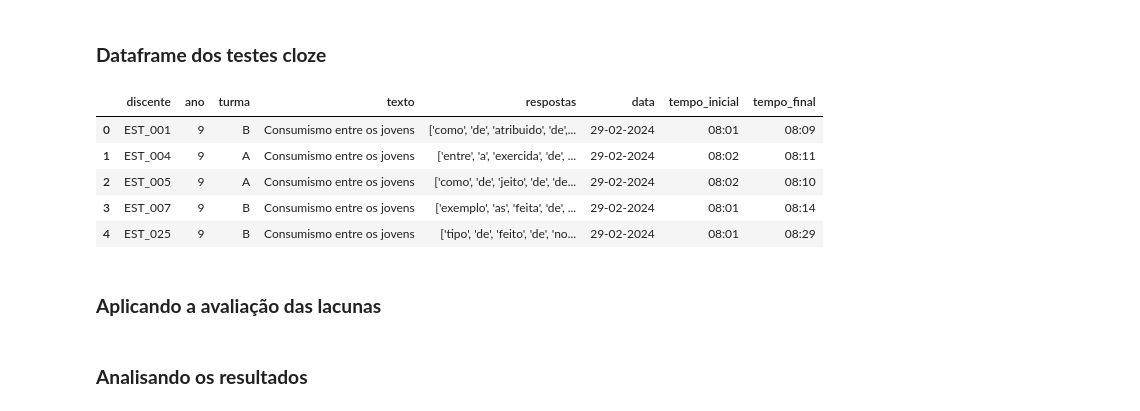
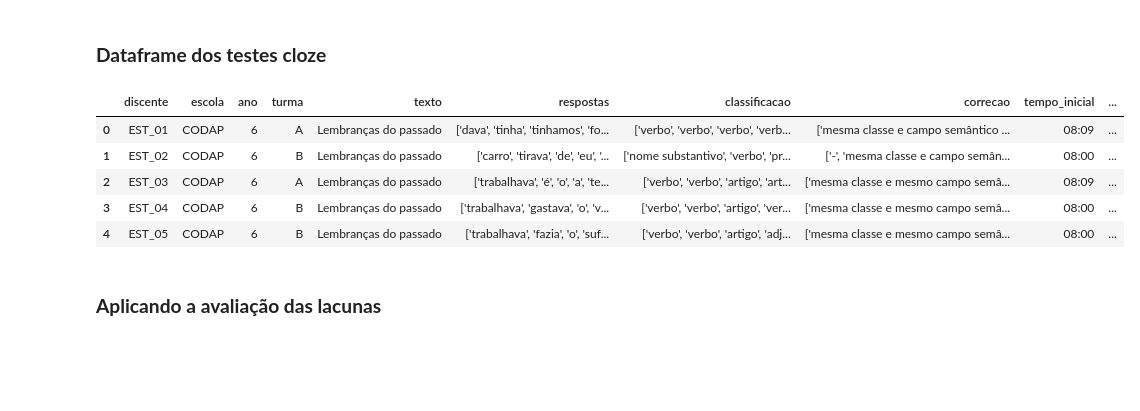
Before and after one commit to tuliosg/nlp-cloze, a Jupyter notebook: src/Avaliação de eficiência na leitura - uma abordagem baseada em PLN.ipynb, the cells around one changed output. Saved outputs shown, nothing was run; the diff lists cells and outputs as text; code cells hidden in the pictures; blank space fills up the shorter version.

```diff
--- a/src/Avaliação de eficiência na leitura - uma abordagem baseada em PLN.ipynb
+++ b/src/Avaliação de eficiência na leitura - uma abordagem baseada em PLN.ipynb
@@ -15,15 +14,15 @@ from nlpcloze import NLPCloze
 # %% [markdown]
 ### **Dataframe dos testes cloze**
 # %%
-df_cloze = pd.read_csv("../data/raw/dados-ctes_29-02-2024.csv", encoding='utf-8')
+df_cloze = pd.read_csv("../data/raw/dados_cloze_22-04-2024_CODAP.csv")
 df_cloze.head()
 # %% [output]
-|  | discente | ano | turma | texto | respostas | data | tempo_inicial | tempo_final |
-| 0 | EST_001 | 9 | B | Consumismo entre os jovens | ['como', 'de', 'atribuido', 'de',... | 29-02-2024 | 08:01 | 08:09 |
-| 1 | EST_004 | 9 | A | Consumismo entre os jovens | ['entre', 'a', 'exercida', 'de', ... | 29-02-2024 | 08:02 | 08:11 |
-| 2 | EST_005 | 9 | A | Consumismo entre os jovens | ['como', 'de', 'jeito', 'de', 'de... | 29-02-2024 | 08:02 | 08:10 |
-| 3 | EST_007 | 9 | B | Consumismo entre os jovens | ['exemplo', 'as', 'feita', 'de', ... | 29-02-2024 | 08:01 | 08:14 |
-| 4 | EST_025 | 9 | B | Consumismo entre os jovens | ['tipo', 'de', 'feito', 'de', 'no... | 29-02-2024 | 08:01 | 08:29 |
+|  | discente | escola | ano | turma | texto | respostas | classificacao | correcao | tempo_inicial | ... |
+| 0 | EST_01 | CODAP | 6 | A | Lembranças do passado | ['dava', 'tinha', 'tinhamos', 'fo... | ['verbo', 'verbo', 'verbo', 'verb... | ['mesma classe e campo semântico ... | 08:09 | ... |
+| 1 | EST_02 | CODAP | 6 | B | Lembranças do passado | ['carro', 'tirava', 'de', 'eu', '... | ['nome substantivo', 'verbo', 'pr... | ['-', 'mesma classe e campo semân... | 08:00 | ... |
+| 2 | EST_03 | CODAP | 6 | A | Lembranças do passado | ['trabalhava', 'é', 'o', 'a', 'te... | ['verbo', 'verbo', 'artigo', 'art... | ['mesma classe e mesmo campo semâ... | 08:09 | ... |
+| 3 | EST_04 | CODAP | 6 | B | Lembranças do passado | ['trabalhava', 'gastava', 'o', 'v... | ['verbo', 'verbo', 'artigo', 'ver... | ['mesma classe e mesmo campo semâ... | 08:00 | ... |
+| 4 | EST_05 | CODAP | 6 | B | Lembranças do passado | ['trabalhava', 'fazia', 'o', 'suf... | ['verbo', 'verbo', 'artigo', 'adj... | ['mesma classe e mesmo campo semâ... | 08:00 | ... |
 # %% [markdown]
 ### **Aplicando a avaliação das lacunas**
 # %%
@@ -39,2 +38,0 @@ df_resultado.to_csv(f"../data/processed/avaliacao_{df_cloze['ano'].iloc[0]}-ano_
-# %% [markdown]
-### **Analisando os resultados**
```
Also changed, not shown: parts of 3 cells of this notebook.
